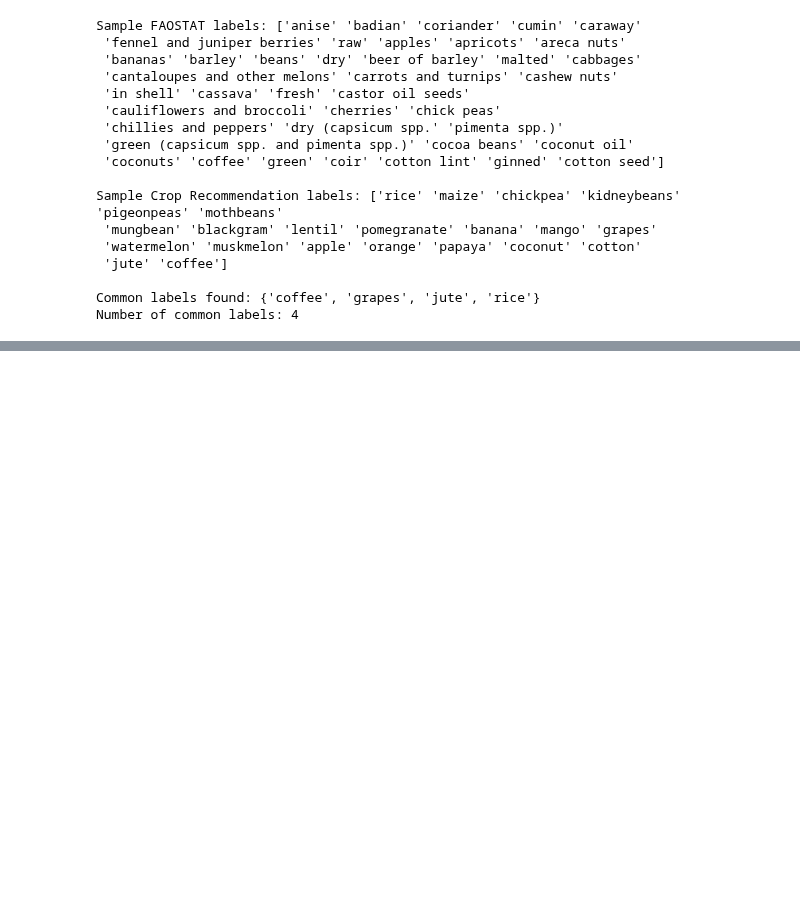
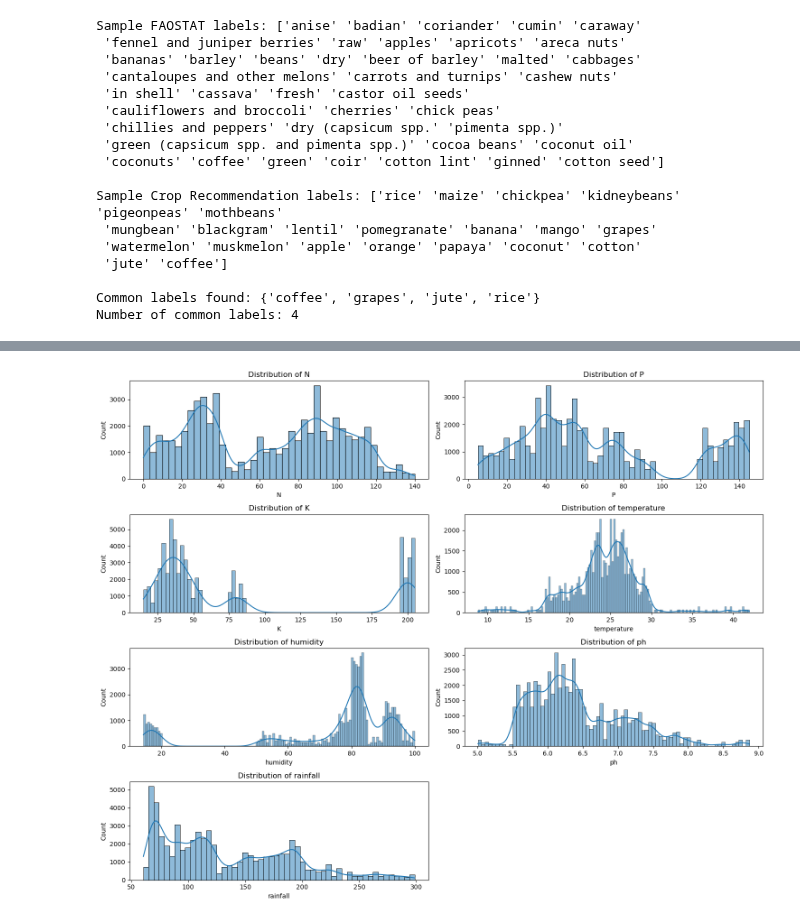
Before and after one commit to springboardmentor2468a-lab/AgriYield, a Jupyter notebook: data.ipynb, the cells around one changed output, grey strips where cells are left out. Drawn from its saved outputs; the diff is of its cells as text; code cells hidden in the pictures; blank space fills up the shorter version.

```diff
--- a/data.ipynb
+++ b/data.ipynb
@@ -442,0 +443,13 @@ Summary Statistics:
+# %%
+# 4. Distribution plots for numerical features
+num_cols = ['N', 'P', 'K', 'temperature', 'humidity', 'ph', 'rainfall']
+
+plt.figure(figsize=(15, 12))
+for i, col in enumerate(num_cols, 1):
+    plt.subplot(4, 2, i)
+    sns.histplot(df_cleaned[col], kde=True)
+    plt.title(f"Distribution of {col}")
+plt.tight_layout()
+plt.show()
+# %% [output]
+[figure, added]
```
Also changed, not shown: parts of 25 cells of this notebook.
